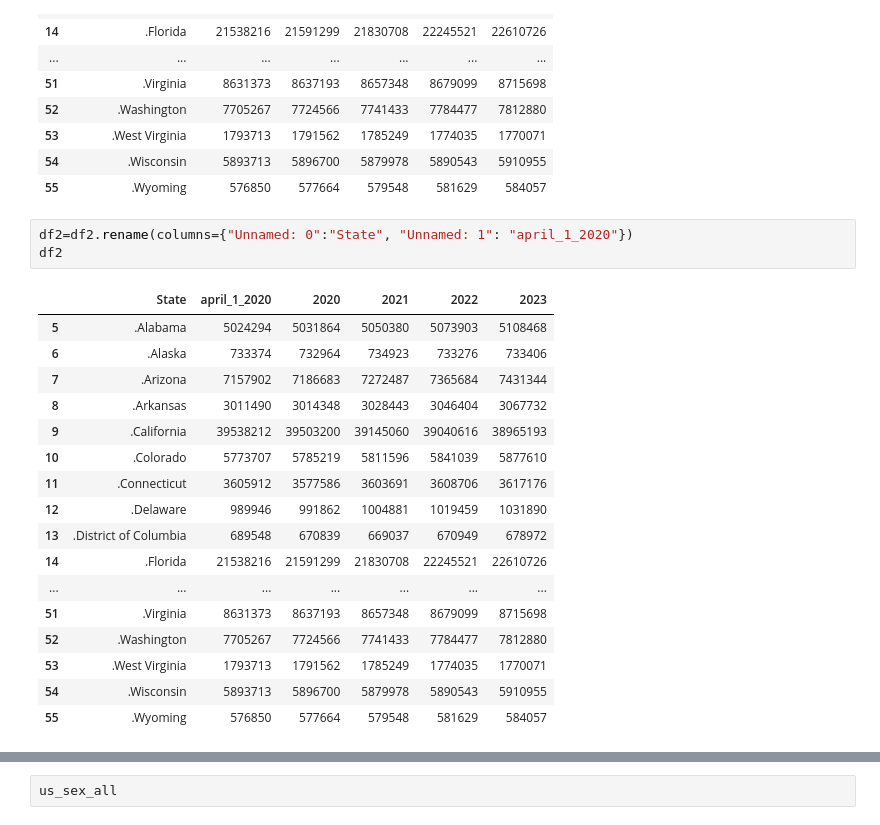
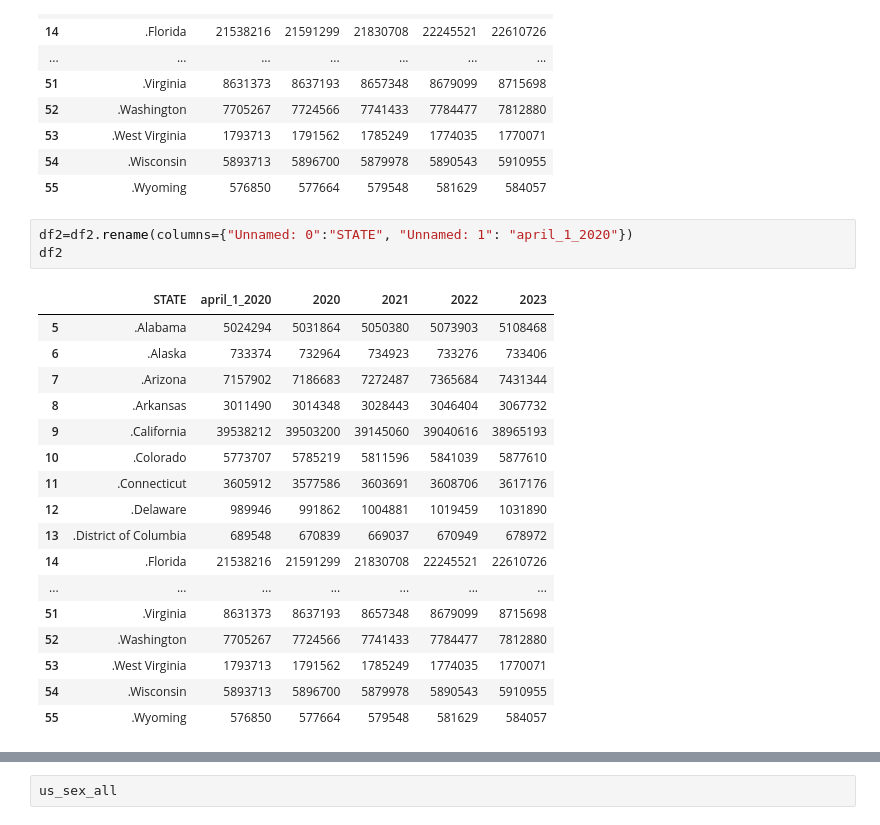
Before and after one commit to Bgrlgymnast/project-3-data-ethics-group4, a Jupyter notebook: Team4-COVID.ipynb, the cells around one changed output, grey strips where cells are left out. Drawn from its saved outputs; the diff is of its cells as text.

```diff
--- a/Team4-COVID.ipynb
+++ b/Team4-COVID.ipynb
@@ -225,10 +229,10 @@ df2
 | 54 | .Wisconsin | 5893713 | 5896700 | 5879978 | 5890543 | 5910955 |
 | 55 | .Wyoming | 576850 | 577664 | 579548 | 581629 | 584057 |
 # %%
-df2=df2.rename(columns={"Unnamed: 0":"State", "Unnamed: 1": "april_1_2020"})
+df2=df2.rename(columns={"Unnamed: 0":"STATE", "Unnamed: 1": "april_1_2020"})
 df2
 # %% [output]
-|  | State | april_1_2020 | 2020 | 2021 | 2022 | 2023 |
+|  | STATE | april_1_2020 | 2020 | 2021 | 2022 | 2023 |
 | 5 | .Alabama | 5024294 | 5031864 | 5050380 | 5073903 | 5108468 |
 | 6 | .Alaska | 733374 | 732964 | 734923 | 733276 | 733406 |
 | 7 | .Arizona | 7157902 | 7186683 | 7272487 | 7365684 | 7431344 |
```
Also changed, not shown: parts of 25 cells of this notebook, 11 other files.
